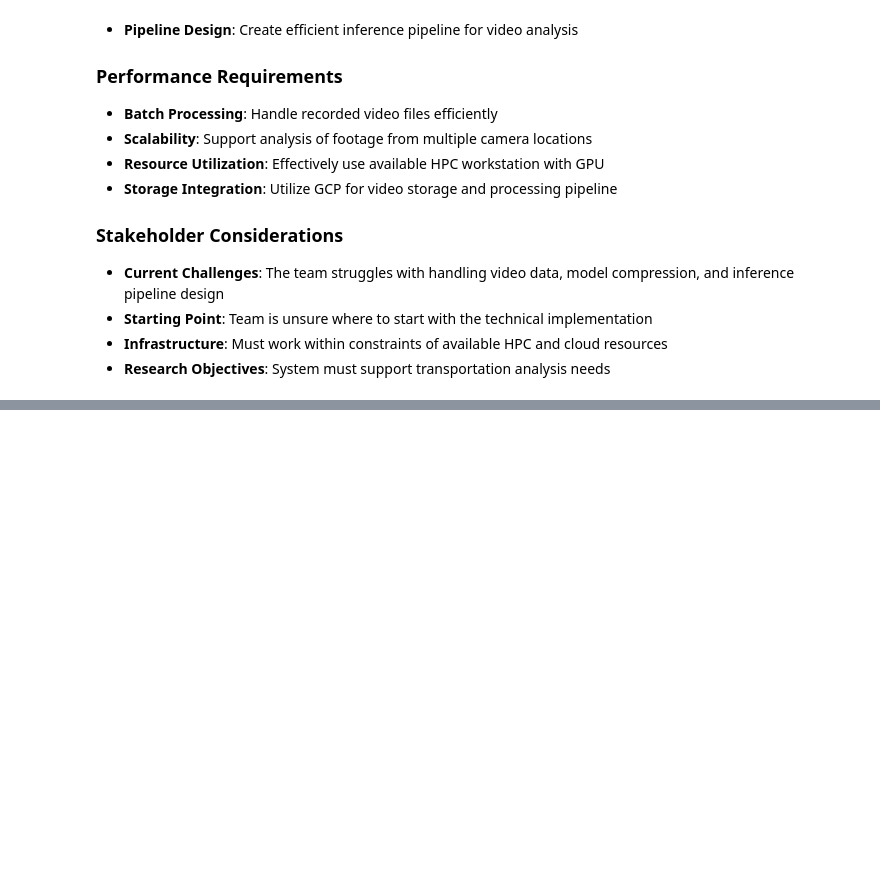
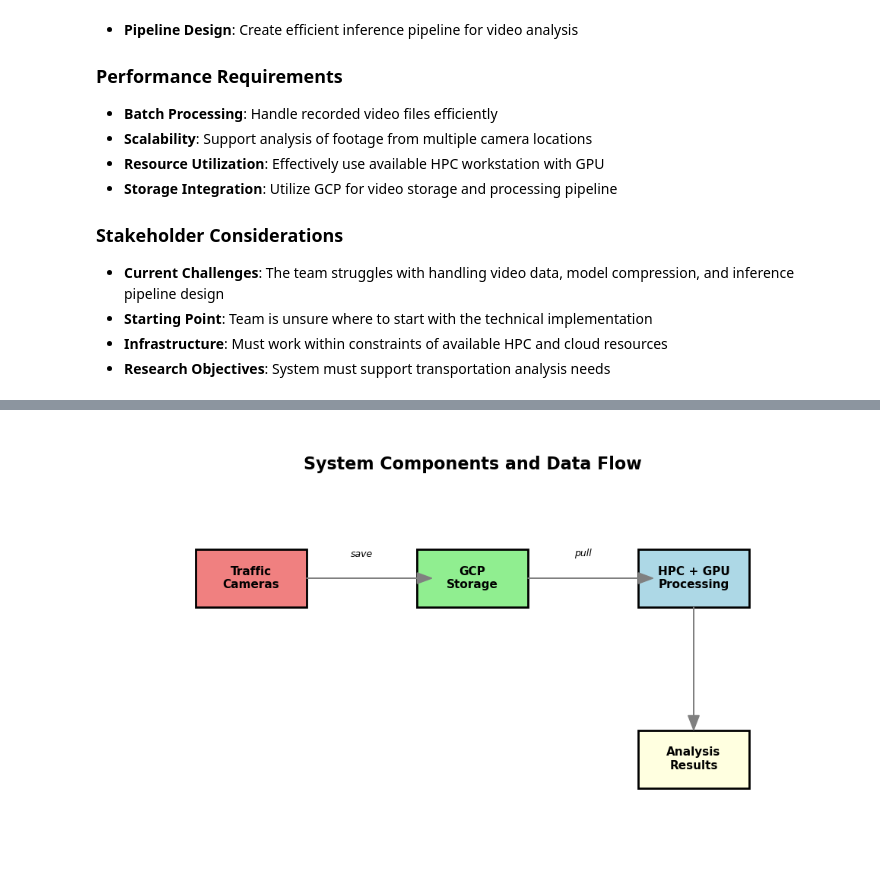
Before and after one commit to iTrauco/data-science-sad, a Jupyter notebook: notebooks/01 - Traffic Vision Multi-Object Tracking - Introduction and System Requirements.ipynb, the cells around one changed output, grey strips where cells are left out. Cells and saved outputs as stored; diff of their text form; code cells hidden in the pictures; blank space fills up the shorter version.

```diff
--- a/notebooks/01 - Traffic Vision Multi-Object Tracking - Introduction and System Requirements.ipynb
+++ b/notebooks/01 - Traffic Vision Multi-Object Tracking - Introduction and System Requirements.ipynb
@@ -46,0 +102,42 @@ Based on the transportation research team's needs and available resources, the f
+# %%
+import matplotlib.pyplot as plt
+import matplotlib.patches as patches
+
+# system architecture overview
+fig, ax = plt.subplots(figsize=(10, 6))
+ax.set_xlim(0, 10)
+ax.set_ylim(0, 6)
+ax.axis('off')
+
+# components
+components = [
+    (2, 4, 1.5, 0.8, 'Traffic\nCameras', 'lightcoral'),
+    (5, 4, 1.5, 0.8, 'GCP\nStorage', 'lightgreen'),
+    (8, 4, 1.5, 0.8, 'HPC + GPU\nProcessing', 'lightblue'),
+    (8, 1.5, 1.5, 0.8, 'Analysis\nResults', 'lightyellow')
+]
+
+# draw components
+for x, y, w, h, label, color in components:
+    rect = patches.Rectangle((x-w/2, y-h/2), w, h,
+                           facecolor=color, edgecolor='black', linewidth=2)
+    ax.add_patch(rect)
+    ax.text(x, y, label, ha='center', va='center', fontsize=11, fontweight='bold')
+
+# connections with proper spacing
+ax.arrow(2.75, 4, 1.5, 0, head_width=0.15, head_length=0.2, fc='gray', ec='gray')  # cameras to storage
+ax.arrow(5.75, 4, 1.5, 0, head_width=0.15, head_length=0.2, fc='gray', ec='gray')  # storage to processing
+ax.arrow(8, 3.6, 0, -1.5, head_width=0.15, head_length=0.2, fc='gray', ec='gray')  # processing to results
+
+# labels for arrows
+ax.text(3.5, 4.3, 'save', ha='center', fontsize=9, style='italic')
+ax.text(6.5, 4.3, 'pull', ha='center', fontsize=9, style='italic')
+
+# title
+ax.text(5, 5.5, 'System Components and Data Flow',
+        ha='center', fontsize=16, fontweight='bold')
+
+plt.tight_layout()
+plt.show()
+# %% [output]
+[figure, added]
```
Also changed, not shown: parts of 2 cells of this notebook.
